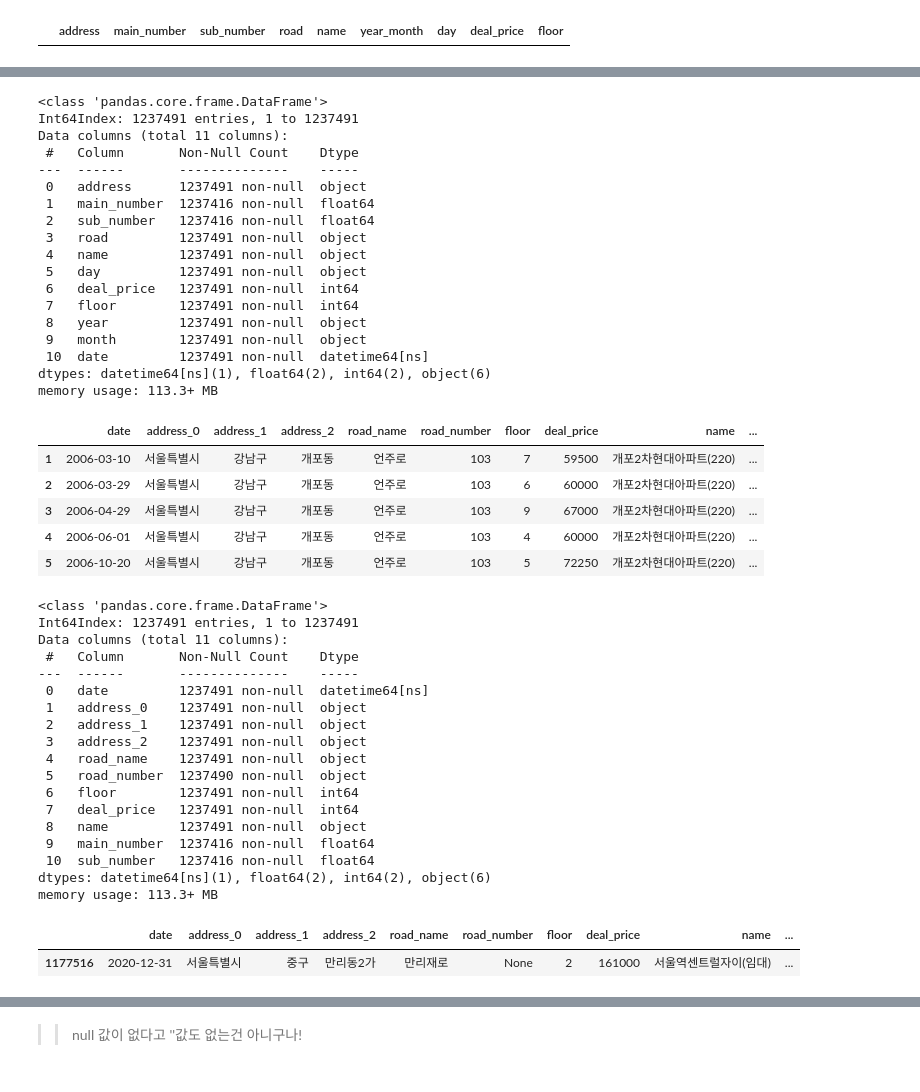
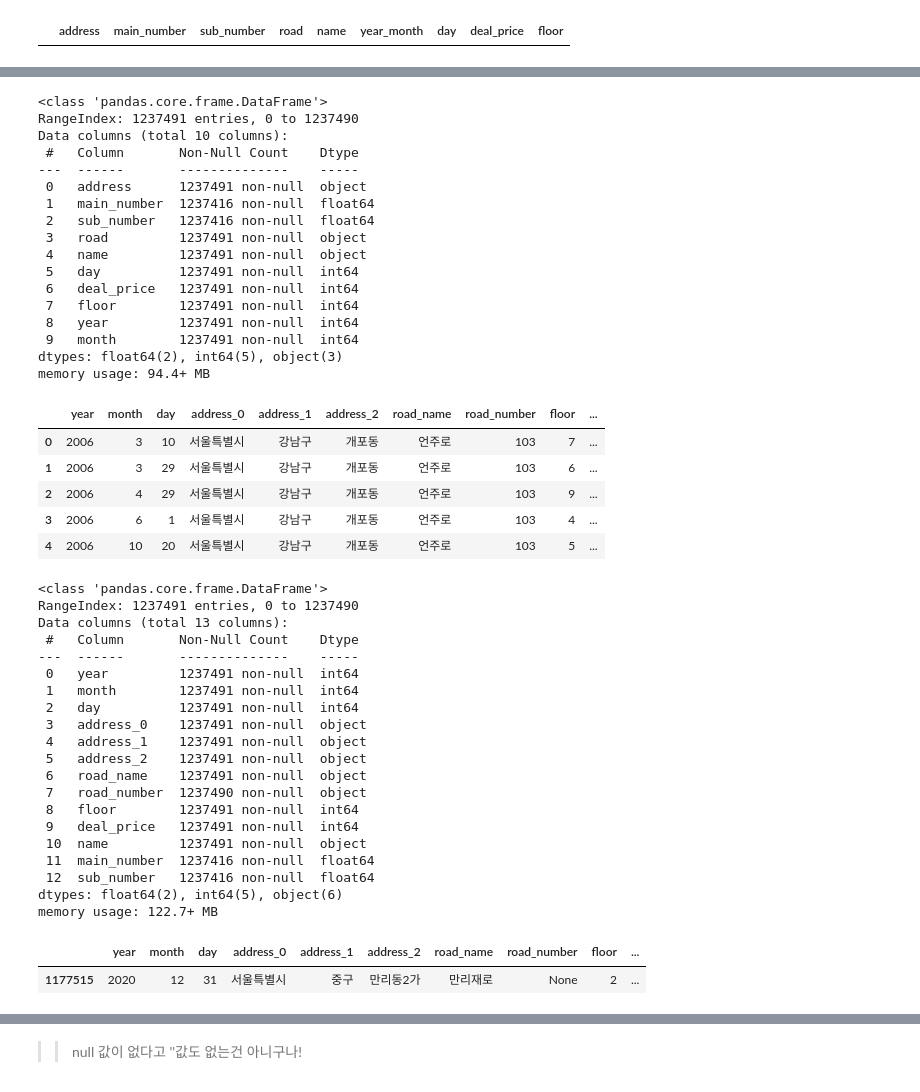
Before and after one commit to Ryong1998/house_price, a Jupyter notebook: apartment_deal.ipynb, the cells around one changed output, grey strips where cells are left out. Saved outputs shown, nothing was run; the diff lists cells and outputs as text; code cells hidden in the pictures.

```diff
--- a/apartment_deal.ipynb
+++ b/apartment_deal.ipynb
@@ -35,5 +35,6 @@ memory usage: 6.8+ MB
 df_default = df_list[0]
 for df_csv in df_list[1:]:
     df_default = pd.concat([df_default, df_csv], axis=0)
+df_default.reset_index(drop=True, inplace=True) # concat으로 합쳐질 때 인덱스 재설정
 df_default.loc[1] # 여러 데이터프레임들을 바로 합친거여서 인덱스가 겹치는 것들이 생김
 # %% [output]
@@ -58,4 +56,0 @@ df_default.loc[1] # 여러 데이터프레임들을 바로 합친거여서 인
-# %%
-# 인덱스를 따로 설정
-df_default.index = [x for x in range(1, len(df_default.values)+1)]
-df_default.loc[1]
@@ -121,7 +99,7 @@ df_default.head() # 잘 걸러졌는지 확인
 # %%
-# 타입 변경을 통해서 year_month, day 타입 str로 변경
-df_default["deal_price"] = df_default["deal_price"].str.replace(",", "")
-df = df_default.astype({'year_month':'str','day':'str','deal_price':'int64'}).copy()
+# 타입 변경을 통해서 year_month, day 타입 변경
+df_default["deal_price"] = df_default["deal_price"].str.replace(",", "") # 'deal_price'에서 ','가 들어있는 부분 제거
+df = df_default.astype({'year_month':'str','day':'int64','deal_price':'int64'}).copy()
 df.head() # 형태가 변경된거 확인
 # %% [output]
 |  | address | main_number | sub_number | road | name | year_month | day | deal_price | floor |
@@ -159,8 +137,7 @@ df[((df['main_number'].isnull()) |(df['sub_number'].isnull())) &(df['road'].isnu
 # 연도 및 날짜 분리 및 생성
 df['year'] = df['year_month'].str[0:4] # 연,월 합쳐져 있는 컬럼에서 연도만 추출
 df['month'] = df['year_month'].str[4:] # 연,월 합쳐져 있는 컬럼에서 월만 추출
-df.loc[df["day"].str.len()==1,"day"]='0'+df.loc[df["day"].str.len()==1,"day"] # 일이 있는 컬럼에서 1자리 숫자인 경우 앞에 0을 추가
-df['date'] = pd.to_datetime(df['year']+df['month']+df['day']) # 일자들을 합쳐서 date 컬럼 생성
+df = df.astype({'year':'int64','month':'int64'})
 df = df.drop(['year_month'], axis=1) # 사용 안하는 컬럼들 제거
 df.head()
 # %% [output]
@@ -174,8 +151,8 @@ df.head()
 df.info()
 # %% [output]
 <class 'pandas.core.frame.DataFrame'>
-Int64Index: 1237491 entries, 1 to 1237491
-Data columns (total 11 columns):
+RangeIndex: 1237491 entries, 0 to 1237490
+Data columns (total 10 columns):
  #   Column       Non-Null Count    Dtype
 ---  ------       --------------    -----
  0   address      1237491 non-null  object
@@ -183,56 +160,57 @@ Data columns (total 11 columns):
  2   sub_number   1237416 non-null  float64
  3   road         1237491 non-null  object
  4   name         1237491 non-null  object
- 5   day          1237491 non-null  object
+ 5   day          1237491 non-null  int64
  6   deal_price   1237491 non-null  int64
  7   floor        1237491 non-null  int64
- 8   year         1237491 non-null  object
- 9   month        1237491 non-null  object
- 10  date         1237491 non-null  datetime64[ns]
-dtypes: datetime64[ns](1), float64(2), int64(2), object(6)
-memory usage: 113.3+ MB
+ 8   year         1237491 non-null  int64
+ 9   month        1237491 non-null  int64
+dtypes: float64(2), int64(5), object(3)
+memory usage: 94.4+ MB
 # %%
 # 주소 및 도로명들 분리
 df["address_0"] = df["address"].str.split(' ',expand=True)[0] # '시' 만 추출해야 하나, 서울만 함으로 일단은 실행 X
 df["address_1"] = df["address"].str.split(' ',expand=True)[1] # '구' 만 추출
 df["address_2"] = df["address"].str.split(' ',expand=True)[2] # '동' 만 추출
 df["road_name"] = df["road"].str.split(' ',expand=True)[0] # '도로명' 만 추출
 df["road_number"] = df["road"].str.split(' ',expand=True)[1] # '도로숫자' 만 추출
-df= df[['date','address_0','address_1','address_2','road_name','road_number','floor','deal_price','name','main_number','sub_number']] # 사용할 컬럼만 선택
+df= df[['year','month','day','address_0','address_1','address_2','road_name','road_number','floor','deal_price','name','main_number','sub_number']] # 사용할 컬럼만 선택
 df.head()
 # %% [output]
-|  | date | address_0 | address_1 | address_2 | road_name | road_number | floor | deal_price | name | ... |
-| 1 | 2006-03-10 | 서울특별시 | 강남구 | 개포동 | 언주로 | 103 | 7 | 59500 | 개포2차현대아파트(220) | ... |
-| 2 | 2006-03-29 | 서울특별시 | 강남구 | 개포동 | 언주로 | 103 | 6 | 60000 | 개포2차현대아파트(220) | ... |
-| 3 | 2006-04-29 | 서울특별시 | 강남구 | 개포동 | 언주로 | 103 | 9 | 67000 | 개포2차현대아파트(220) | ... |
-| 4 | 2006-06-01 | 서울특별시 | 강남구 | 개포동 | 언주로 | 103 | 4 | 60000 | 개포2차현대아파트(220) | ... |
-| 5 | 2006-10-20 | 서울특별시 | 강남구 | 개포동 | 언주로 | 103 | 5 | 72250 | 개포2차현대아파트(220) | ... |
+|  | year | month | day | address_0 | address_1 | address_2 | road_name | road_number | floor | ... |
+| 0 | 2006 | 3 | 10 | 서울특별시 | 강남구 | 개포동 | 언주로 | 103 | 7 | ... |
+| 1 | 2006 | 3 | 29 | 서울특별시 | 강남구 | 개포동 | 언주로 | 103 | 6 | ... |
+| 2 | 2006 | 4 | 29 | 서울특별시 | 강남구 | 개포동 | 언주로 | 103 | 9 | ... |
+| 3 | 2006 | 6 | 1 | 서울특별시 | 강남구 | 개포동 | 언주로 | 103 | 4 | ... |
+| 4 | 2006 | 10 | 20 | 서울특별시 | 강남구 | 개포동 | 언주로 | 103 | 5 | ... |
 # %%
 df.info() # road_number에 null 값이 생김을 확인
 # %% [output]
 <class 'pandas.core.frame.DataFrame'>
-Int64Index: 1237491 entries, 1 to 1237491
-Data columns (total 11 columns):
+RangeIndex: 1237491 entries, 0 to 1237490
+Data columns (total 13 columns):
  #   Column       Non-Null Count    Dtype
 ---  ------       --------------    -----
- 0   date         1237491 non-null  datetime64[ns]
- 1   address_0    1237491 non-null  object
- 2   address_1    1237491 non-null  object
- 3   address_2    1237491 non-null  object
- 4   road_name    1237491 non-null  object
- 5   road_number  1237490 non-null  object
- 6   floor        1237491 non-null  int64
- 7   deal_price   1237491 non-null  int64
- 8   name         1237491 non-null  object
- 9   main_number  1237416 non-null  float64
- 10  sub_number   1237416 non-null  float64
-dtypes: datetime64[ns](1), float64(2), int64(2), object(6)
-memory usage: 113.3+ MB
+ 0   year         1237491 non-null  int64
+ 1   month        1237491 non-null  int64
+ 2   day          1237491 non-null  int64
+ 3   address_0    1237491 non-null  object
+ 4   address_1    1237491 non-null  object
+ 5   address_2    1237491 non-null  object
+ 6   road_name    1237491 non-null  object
+ 7   road_number  1237490 non-null  object
+ 8   floor        1237491 non-null  int64
+ 9   deal_price   1237491 non-null  int64
+ 10  name         1237491 non-null  object
+ 11  main_number  1237416 non-null  float64
+ 12  sub_number   1237416 non-null  float64
+dtypes: float64(2), int64(5), object(6)
+memory usage: 122.7+ MB
 # %%
 df[df['road_number'].isnull()] # road_number에 null값이 들어 있는 row를 확인
 # %% [output]
-|  | date | address_0 | address_1 | address_2 | road_name | road_number | floor | deal_price | name | ... |
-| 1177516 | 2020-12-31 | 서울특별시 | 중구 | 만리동2가 | 만리재로 | None | 2 | 161000 | 서울역센트럴자이(임대) | ... |
+|  | year | month | day | address_0 | address_1 | address_2 | road_name | road_number | floor | ... |
+| 1177515 | 2020 | 12 | 31 | 서울특별시 | 중구 | 만리동2가 | 만리재로 | None | 2 | ... |
 # %%
 # '서울역센트럴자이'를 확인 -> '' 값이 존재함을 확인..
 df.loc[df['name'] == '서울역센트럴자이',:]
```
Also changed, not shown: parts of 19 cells of this notebook.
